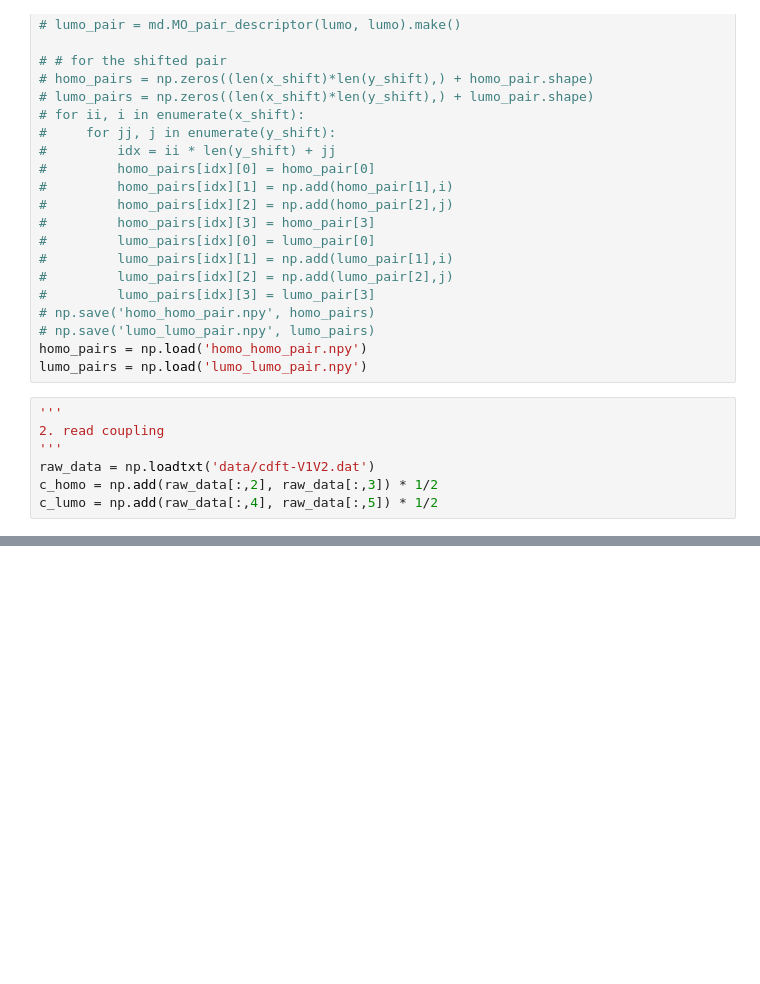
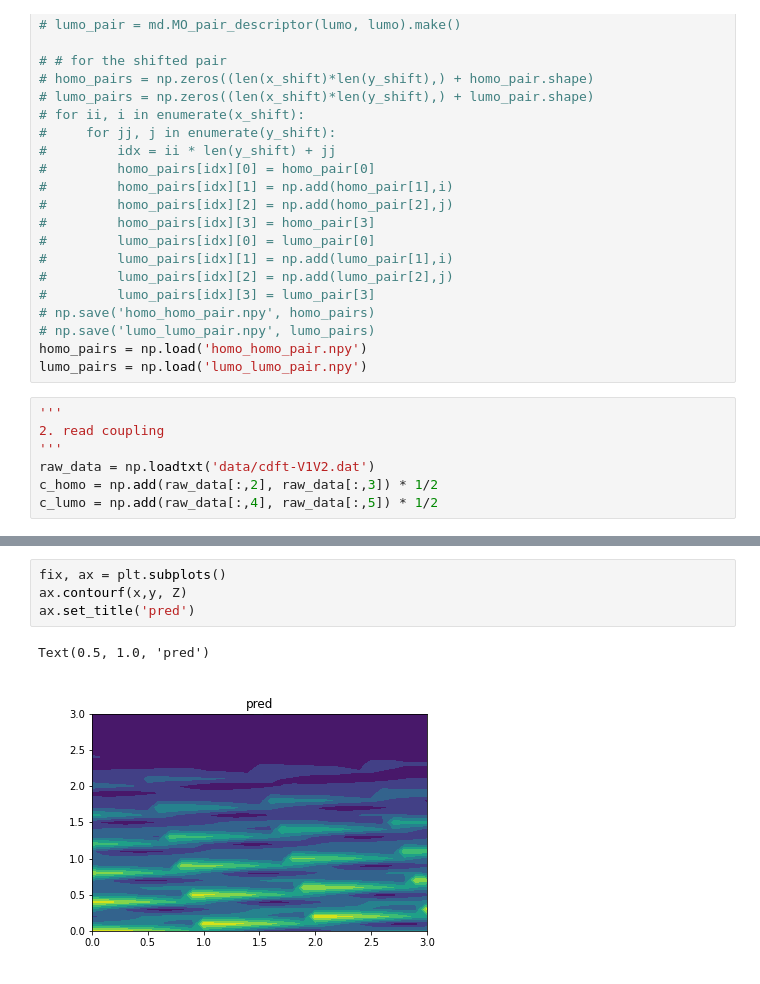
Before and after one commit to dgg95223/ML_Coupling, a Jupyter notebook: mo_couple.ipynb, the cells around one changed output, grey strips where cells are left out. Cells and saved outputs as stored; diff of their text form; blank space fills up the shorter version.

```diff
--- a/mo_couple.ipynb
+++ b/mo_couple.ipynb
@@ -108,0 +129,7 @@ tf.Tensor(
+# %%
+fix, ax = plt.subplots()
+ax.contourf(x,y, Z)
+ax.set_title('pred')
+# %% [output]
+Text(0.5, 1.0, 'pred')
+[figure, added]
```
Also changed, not shown: parts of 5 cells of this notebook.
